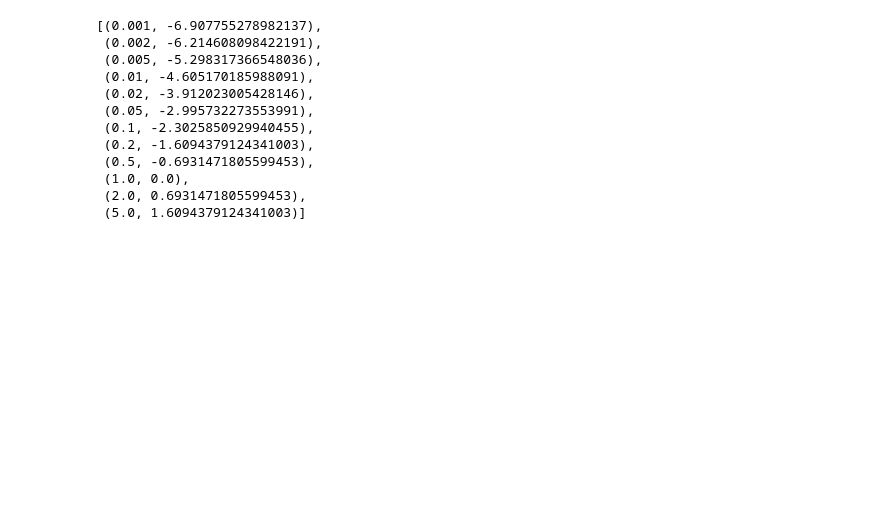
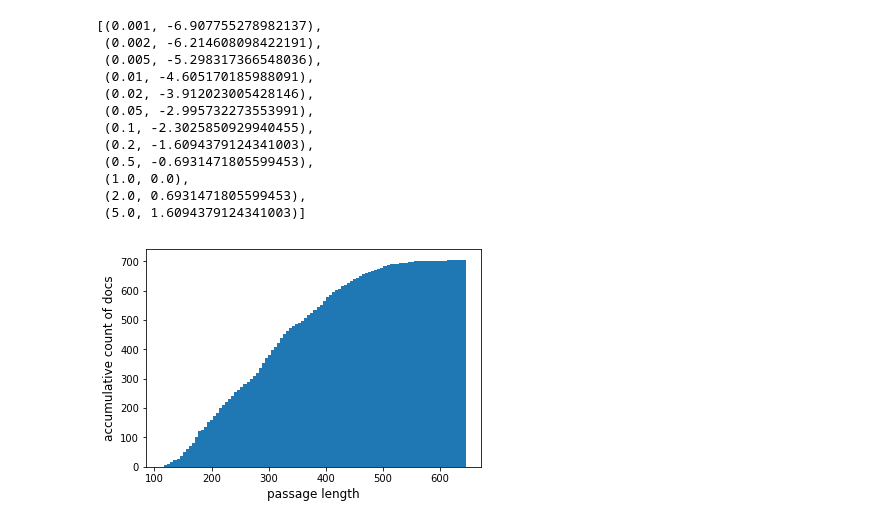
Before and after one commit to JoshuaGhost/expred, a Jupyter notebook: draw_pictures.ipynb, the cells around one changed output. Drawn from its saved outputs; the diff is of its cells as text; code cells hidden in the pictures; blank space fills up the shorter version.

```diff
--- a/draw_pictures.ipynb
+++ b/draw_pictures.ipynb
@@ -29,7 +24,14 @@ split = 'test'
 output_dir = "eraserbenchmark/outputs/lambda_sweep/"
 img_dir = 'graphics/'
 color = {'macro-avg-F1': 'r', 'sufficiency': 'g', 'comprehensiveness': 'b', 'auprc':'black'}
-linestyles = {'macro-avg-F1': '-', 'sufficiency': '--', "comprehensiveness": '-.', 'auprc':':'}
+linestyles = {'macro-avg-F1': '-', 'sufficiency': '-', "comprehensiveness": ':', 'auprc':'-'}
+markers = {'macro-avg-F1': 'o', 'sufficiency': 'D', 'comprehensiveness': 's', 'auprc': '^'}
+# %%
+from matplotlib import rc
+rc('font',**{'family':'DejaVu Sans','sans-serif':['Helvetica']})
+## for Palatino and other serif fonts use:
+#rc('font',**{'family':'serif','serif':['Palatino']})
+linewidth=3
 # %%
 for dataset in ['movies', 'fever', 'multirc']:
     for structure in ['gru', 'rnr']:
@@ -177,3 +238,21 @@ list(zip(par_lambdas, [math.log(i) for i in par_lambdas]))
  (1.0, 0.0),
  (2.0, 0.6931471805599453),
  (5.0, 1.6094379124341003)]
+# %%
+dataset = 'multirc'
+docs_folder = '/home/zzhang/.keras/datasets/' + dataset + '/docs/'
+
+ret = []
+
+for fname in os.listdir(docs_folder):
+    with open(docs_folder + fname, 'r') as fin:
+        lines = fin.readlines()
+    lines = ' '.join(lines).split()
+    ret.append(len(lines))
+
+plt.xlabel('passage length', fontsize='large')
+plt.ylabel('accumulative count of docs', fontsize='large')
+plt.hist(ret, bins=100, cumulative=True)
+plt.savefig(img_dir + f'{dataset}_accumulative_hist.png', dpi=300)
+# %% [output]
+[figure, added]
```
Also changed, not shown: parts of 3 cells of this notebook, 3 other files.
